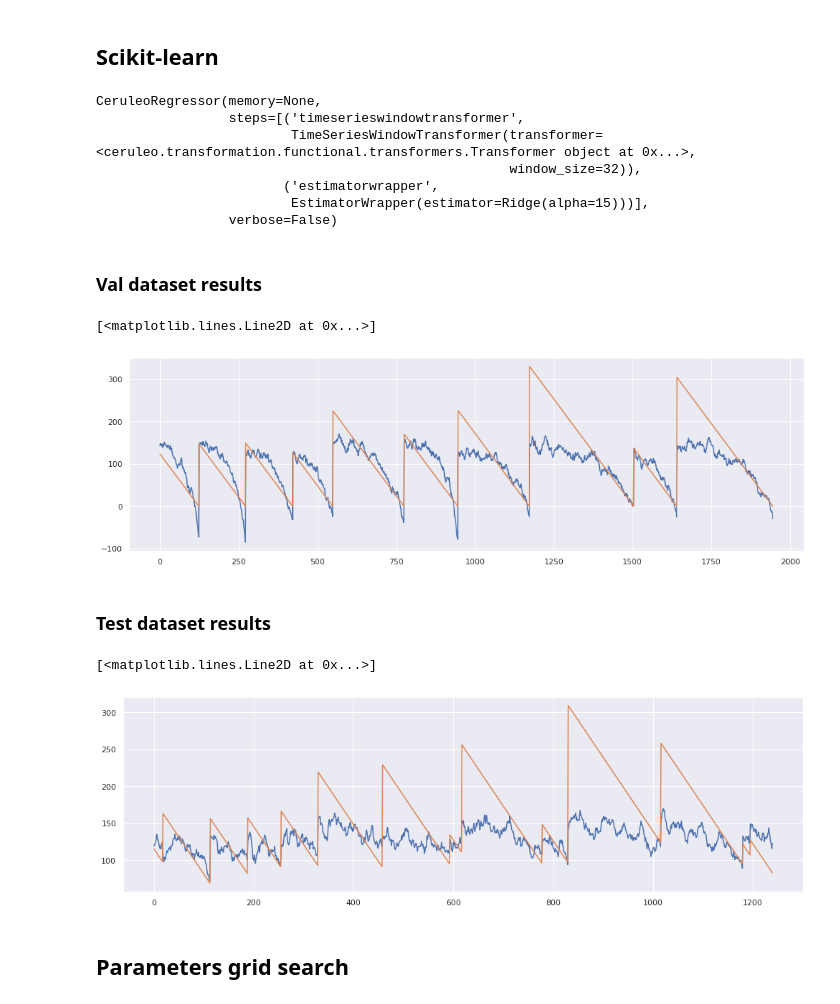
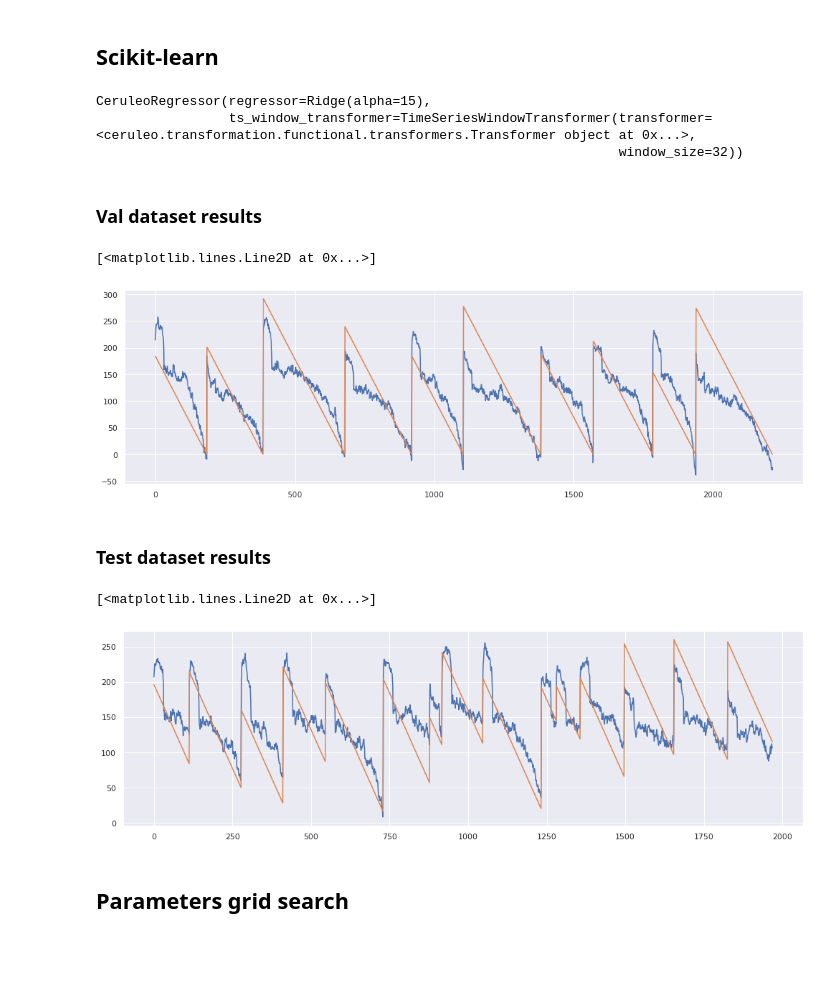
Before and after one commit to lucianolorenti/ceruleo, a Jupyter notebook: docs/models/Models.ipynb, the cells around one changed output. Cells and saved outputs as stored; diff of their text form; code cells hidden in the pictures; blank space fills up the shorter version.

```diff
--- a/docs/models/Models.ipynb
+++ b/docs/models/Models.ipynb
@@ -19,7 +17,7 @@ from ceruleo.dataset.catalog.CMAPSS import CMAPSSDataset
 # %%
 train_dataset = CMAPSSDataset(train=True, models='FD001')
 
-test_dataset = CMAPSSDataset(train=False, models='FD001')[0:15]
+test_dataset = CMAPSSDataset(train=False, models='FD001')[15:30]
 # %% [markdown]
 ### Create a transformer for a dataset
 # %%
@@ -77,35 +73,32 @@ regressor = CeruleoRegressor(
     TimeSeriesWindowTransformer(
         transformer,
         window_size=32,
+        padding=True,
         step=1),
     Ridge(alpha=15))
 
 regressor.fit(train_dataset)
 # %% [output]
-CeruleoRegressor(memory=None,
-                 steps=[('timeserieswindowtransformer',
-                         TimeSeriesWindowTransformer(transformer=<ceruleo.transformation.functional.transformers.Transformer object at 0x...>,
-                                                     window_size=32)),
-                        ('estimatorwrapper',
-                         EstimatorWrapper(estimator=Ridge(alpha=15)))],
-                 verbose=False)
+CeruleoRegressor(regressor=Ridge(alpha=15),
+                 ts_window_transformer=TimeSeriesWindowTransformer(transformer=<ceruleo.transformation.functional.transformers.Transformer object at 0x...>,
+                                                                   window_size=32))
 # %% [markdown]
 ### Val dataset results
 # %%
 fig, ax = plt.subplots(figsize=(17, 5))
 ax.plot(regressor.predict(val_dataset))
-ax.plot(regressor.features_transformer.true_values(val_dataset))
+ax.plot(regressor.ts_window_transformer.true_values(val_dataset))
 # %% [output]
 [<matplotlib.lines.Line2D at 0x...>]
-[figure, old version]
+[figure, new version]
 # %% [markdown]
 ### Test dataset results
 # %%
 fig, ax = plt.subplots(figsize=(17, 5))
 ax.plot(regressor.predict(test_dataset))
-ax.plot(regressor.features_transformer.true_values(test_dataset))
+ax.plot(regressor.ts_window_transformer.true_values(test_dataset))
 # %% [output]
 [<matplotlib.lines.Line2D at 0x...>]
-[figure, old version]
+[figure, new version]
 # %% [markdown]
 ## Parameters grid search
```
Also changed, not shown: parts of 16 cells of this notebook, 13 other files.
